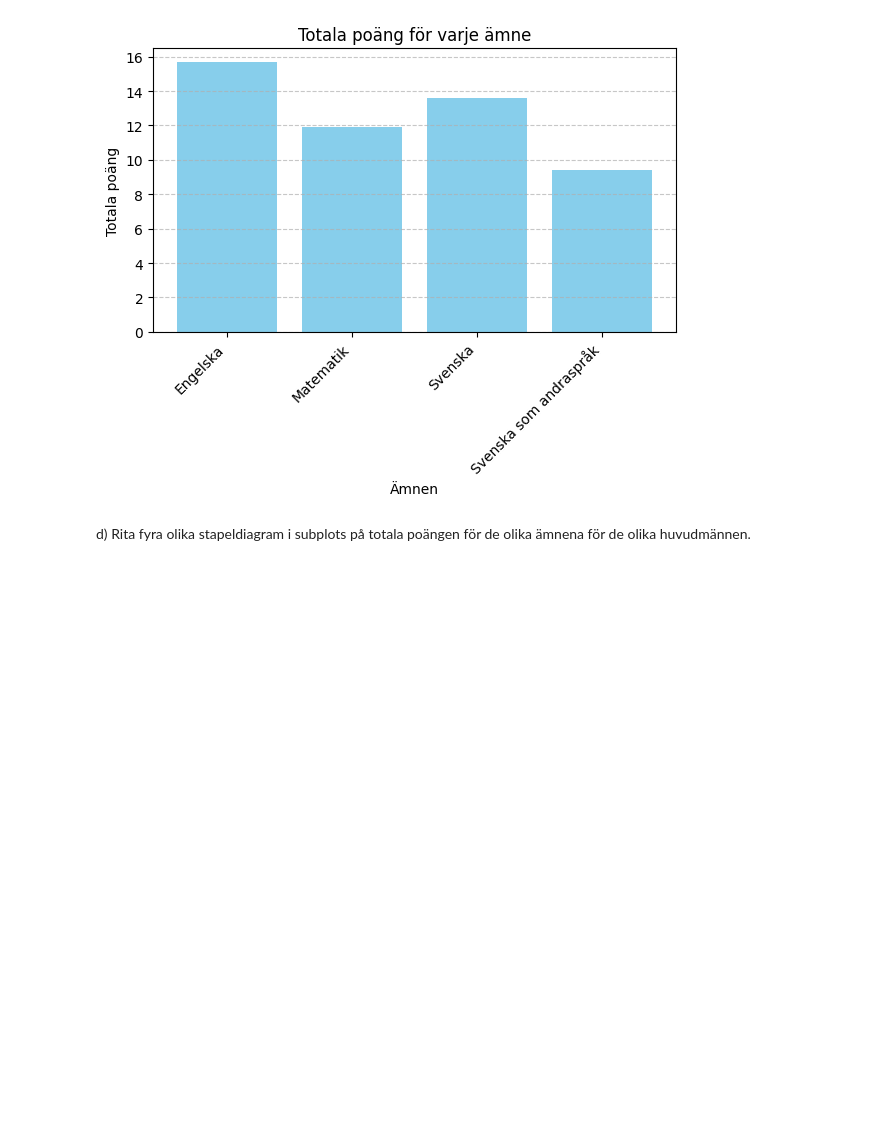
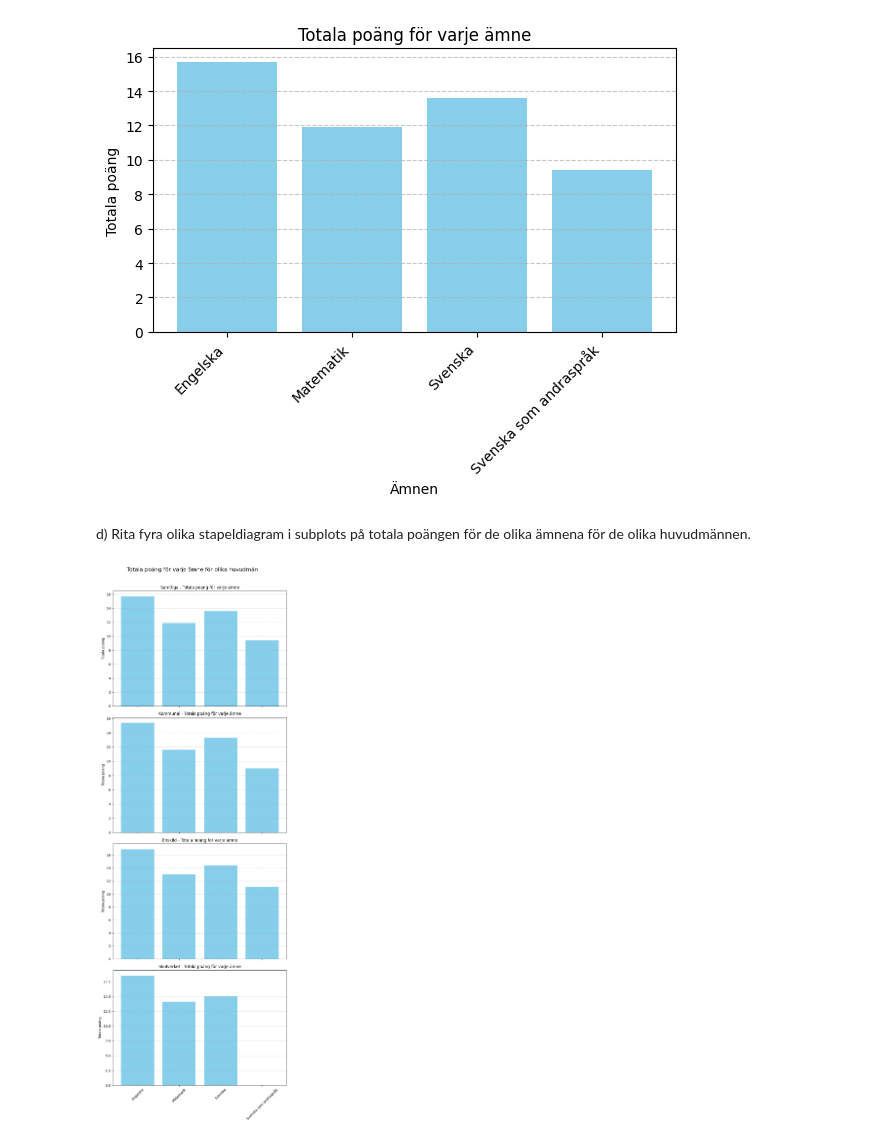
Before and after one commit to LouiseLuoto/Python-Louise-Luoto-OPA23, a Jupyter notebook: Laboration2/code.ipynb, the cells around one changed output. Drawn from its saved outputs; the diff is of its cells as text; code cells hidden in the pictures; blank space fills up the shorter version.

Commit message:
plot total points subplot

```diff
--- a/Laboration2/code.ipynb
+++ b/Laboration2/code.ipynb
@@ -86,3 +86,38 @@ plot_total_points(df_riket)
 [figure]
 # %% [markdown]
 d) Rita fyra olika stapeldiagram i subplots på totala poängen för de olika ämnena för de olika huvudmännen.
+# %%
+import matplotlib.pyplot as plt
+
+def plot_total_points_subplots(df_dict):
+    subjects = list(df_dict.keys())
+    huvudman = df_dict[subjects[0]]['Huvudman'].unique()
+    num_huvudman = len(huvudman)
+
+    fig, axes = plt.subplots(num_huvudman, 1, figsize=(8, 6*num_huvudman), sharex=True)
+    fig.suptitle('Totala poäng för varje ämne för olika huvudmän', fontsize=16)
+
+    for i, h in enumerate(huvudman):
+        total_points = []
+        for subject in subjects:
+            if subject != "Rapportbeskrivning och def.":
+                try:
+                    # Filter DataFrame by "Huvudman"
+                    df_huvudman = df_dict[subject][df_dict[subject]['Huvudman'] == h]
+                    total_point = float(df_huvudman.iloc[0]["Totalt (poäng)"])
+                    total_points.append(total_point)
+                except (ValueError, KeyError, IndexError):
+                    total_points.append(0)
+
+        axes[i].bar(subjects[:-1], total_points, color='skyblue')
+        axes[i].set_title(f'{h} - Totala poäng för varje ämne')
+        axes[i].set_ylabel('Totala poäng')
+        axes[i].grid(axis='y', linestyle='--', alpha=0.7)
+        axes[i].tick_params(axis='x', rotation=45)
+
+    plt.tight_layout(rect=[0, 0.03, 1, 0.97])
+    plt.show()
+
+plot_total_points_subplots(df_riket)
+# %% [output]
+[figure, added]
```
